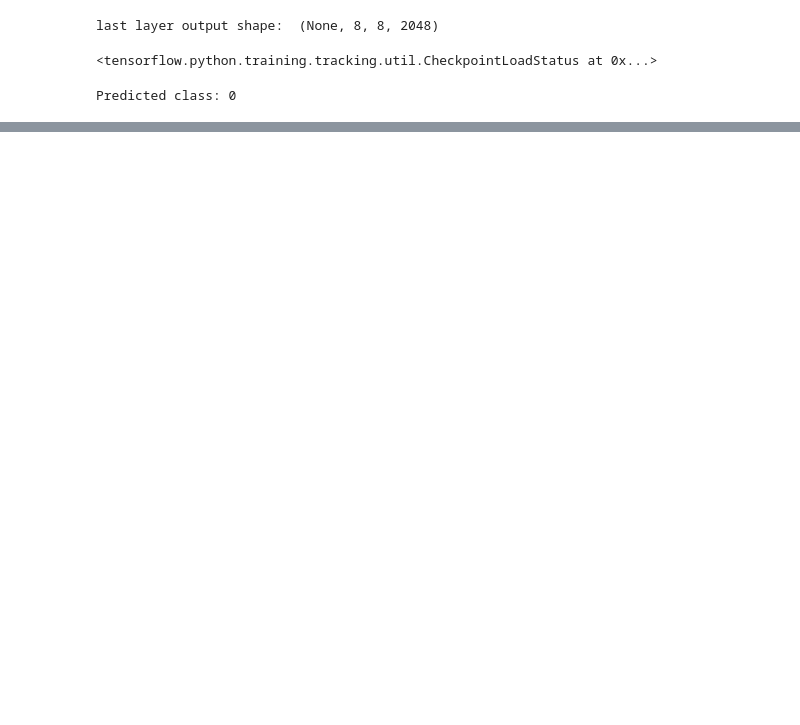
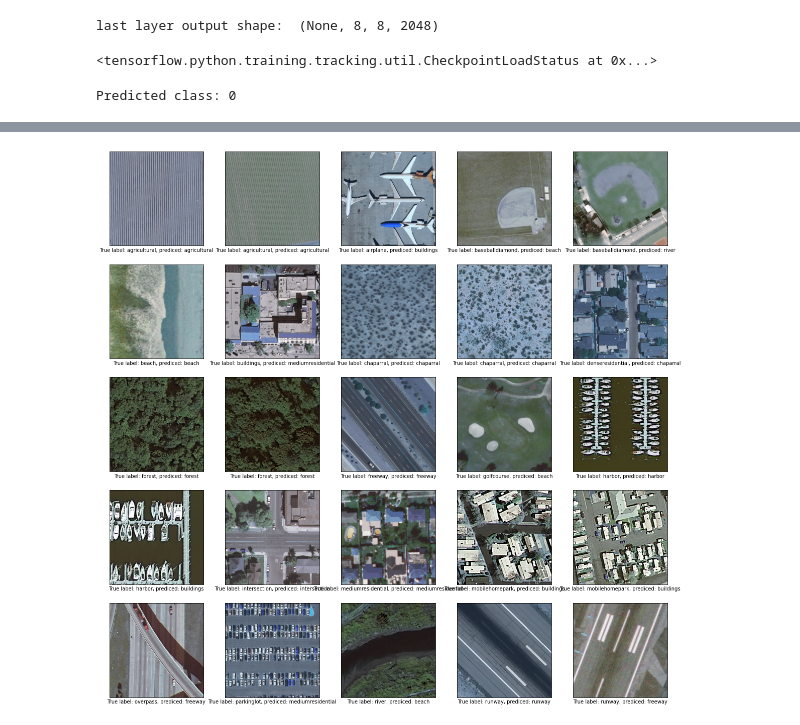
Before and after one commit to qiaw99/Remote-Sensing-Images-Classification, a Jupyter notebook: evaluation.ipynb, the cells around one changed output, grey strips where cells are left out. Saved outputs shown, nothing was run; the diff lists cells and outputs as text; code cells hidden in the pictures; blank space fills up the shorter version.

```diff
--- a/evaluation.ipynb
+++ b/evaluation.ipynb
@@ -86,0 +148,12 @@ loss:3.2318239212036133,accuracy:0.4166666567325592.
+# %%
+plt.figure(figsize=(20,20))
+for i in range(0, 25):
+    plt.subplot(5,5,i+1)
+    plt.xticks([])
+    plt.yticks([])
+    plt.grid(False)
+    plt.imshow(X_val[i*10])
+    plt.xlabel("True label: " + class_names[y_val[i*10]] + ", prediced: " + class_names[pred_classes_argmax[i*10]])
+plt.show()
+# %% [output]
+[figure, added]
```
Also changed, not shown: parts of 5 cells of this notebook, 4 other files.
